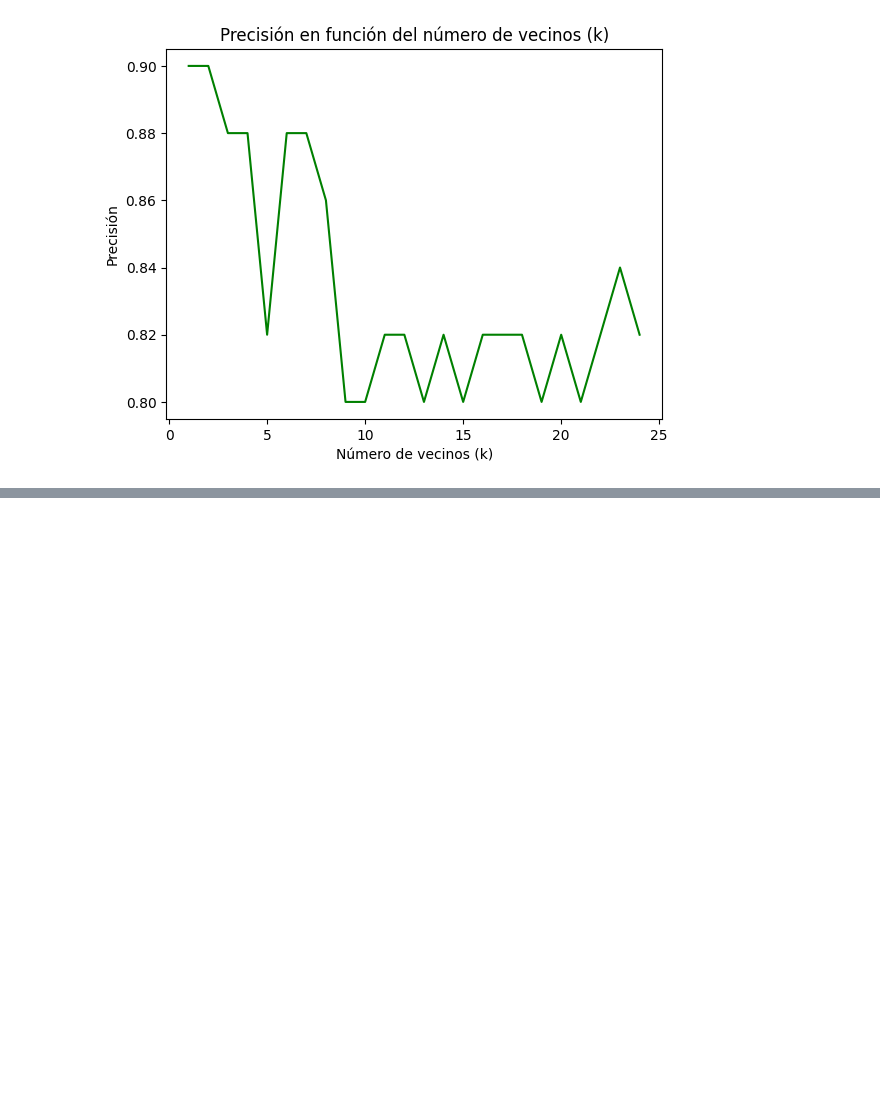
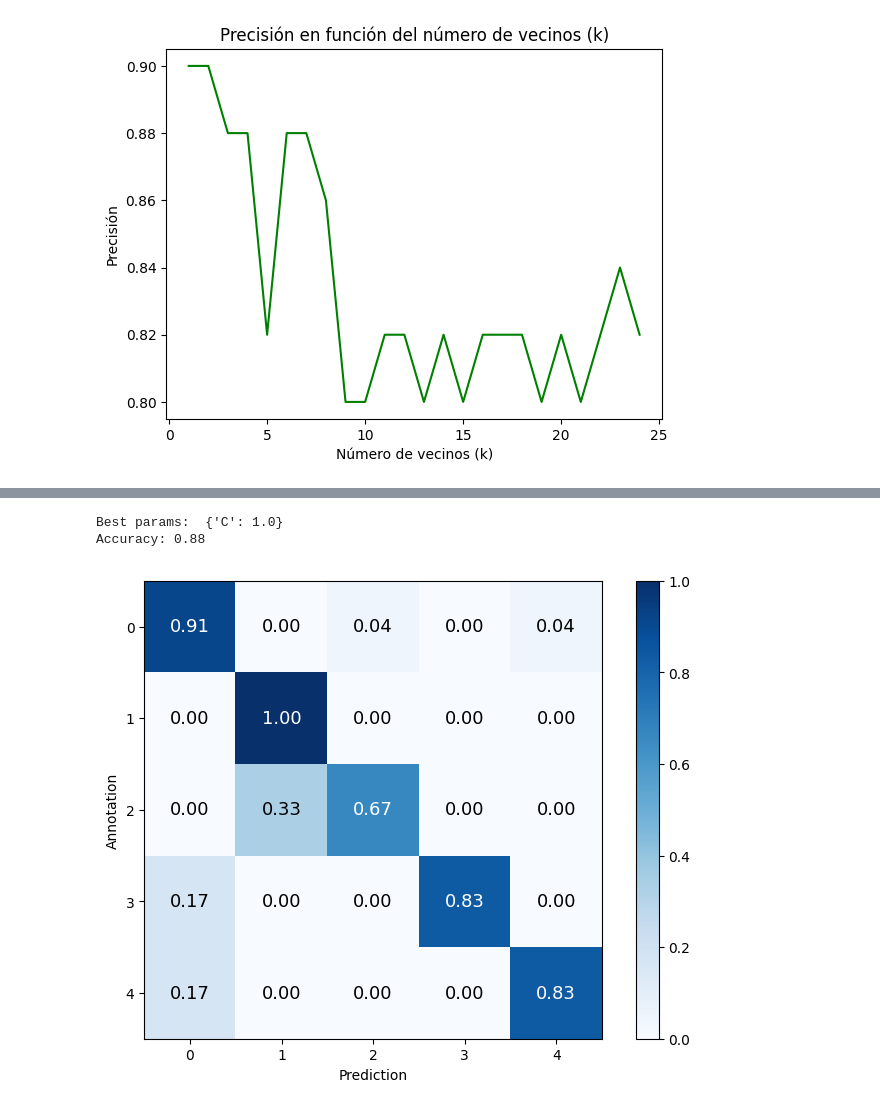
Before and after one commit to adrijmz/notebooks, a Jupyter notebook: drug-classification/drug_classification.ipynb, the cells around one changed output, grey strips where cells are left out. Cells and saved outputs as stored; diff of their text form; code cells hidden in the pictures; blank space fills up the shorter version.

```diff
--- a/drug-classification/drug_classification.ipynb
+++ b/drug-classification/drug_classification.ipynb
@@ -49,6 +76,7 @@ cdf['Sex'] = enc.fit_transform(df['Sex'])
 
 X = cdf[['Age', 'Sex', 'BP', 'Cholesterol', 'Na_to_K']].values
 y = cdf['Drug'].values
+categories = list(np.unique(y))
 
 print(df['Sex'].value_counts())
 print(df['Drug'].value_counts())
@@ -137,0 +157,23 @@ The best accuracy was with 0.74 with k = 8
+# %%
+from sklearn.linear_model import LogisticRegression
+# logistic regression
+
+param_grid = {
+    'C': [0.01, 0.1, 1.0, 2.0]
+}
+
+clf = LogisticRegression()
+grid = GridSearchCV(clf, param_grid, cv=5, scoring='accuracy')
+grid.fit(X_train,y_train)
+
+best_estimator = grid.best_estimator_
+
+print('Best params: ', grid.best_params_)
+
+y_pred = best_estimator.predict(X_test)
+
+print_metrics(y_test, y_pred, categories)
+# %% [output]
+Best params:  {'C': 1.0}
+Accuracy: 0.88
+[figure, added]
```
Also changed, not shown: parts of 5 cells of this notebook.
